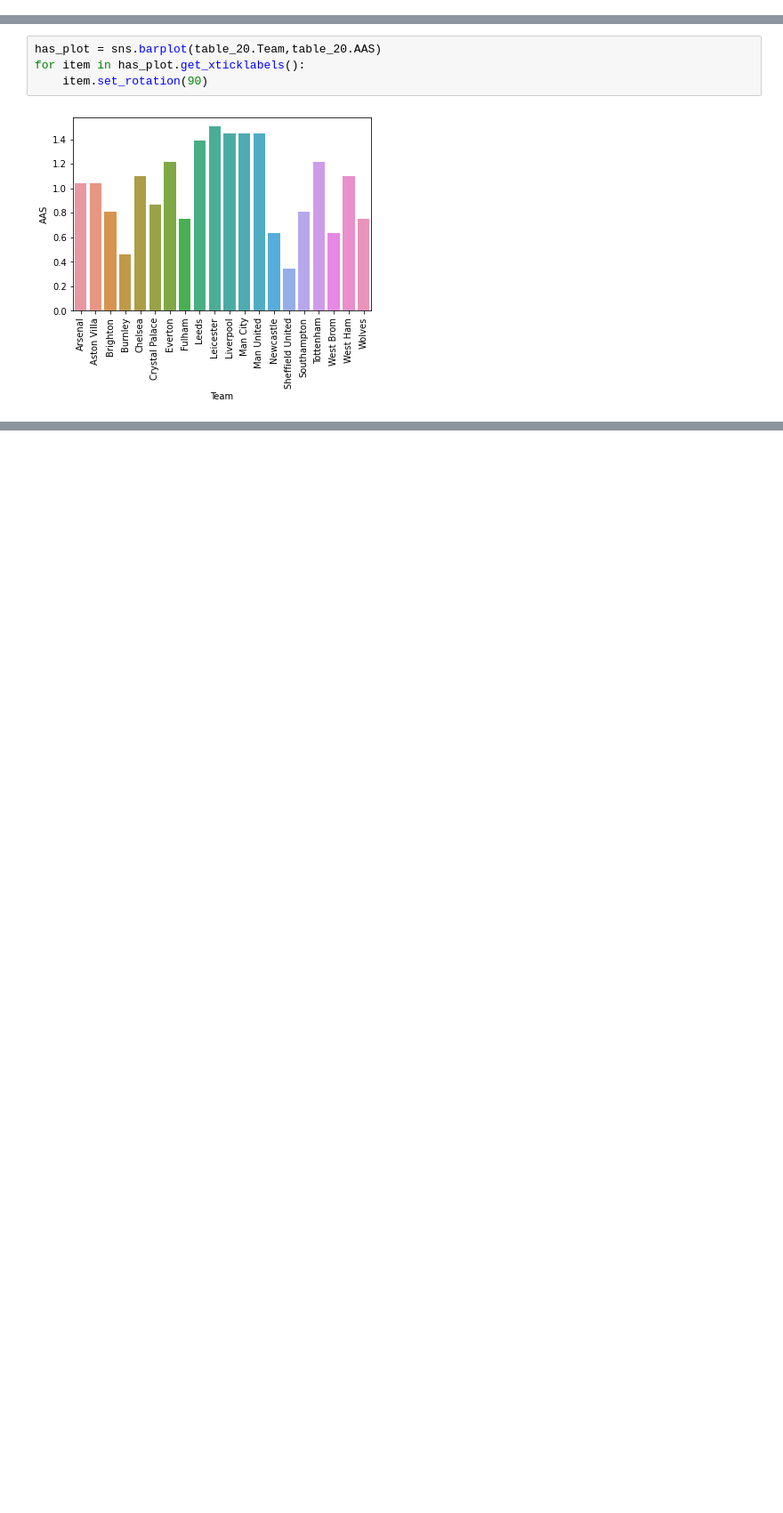
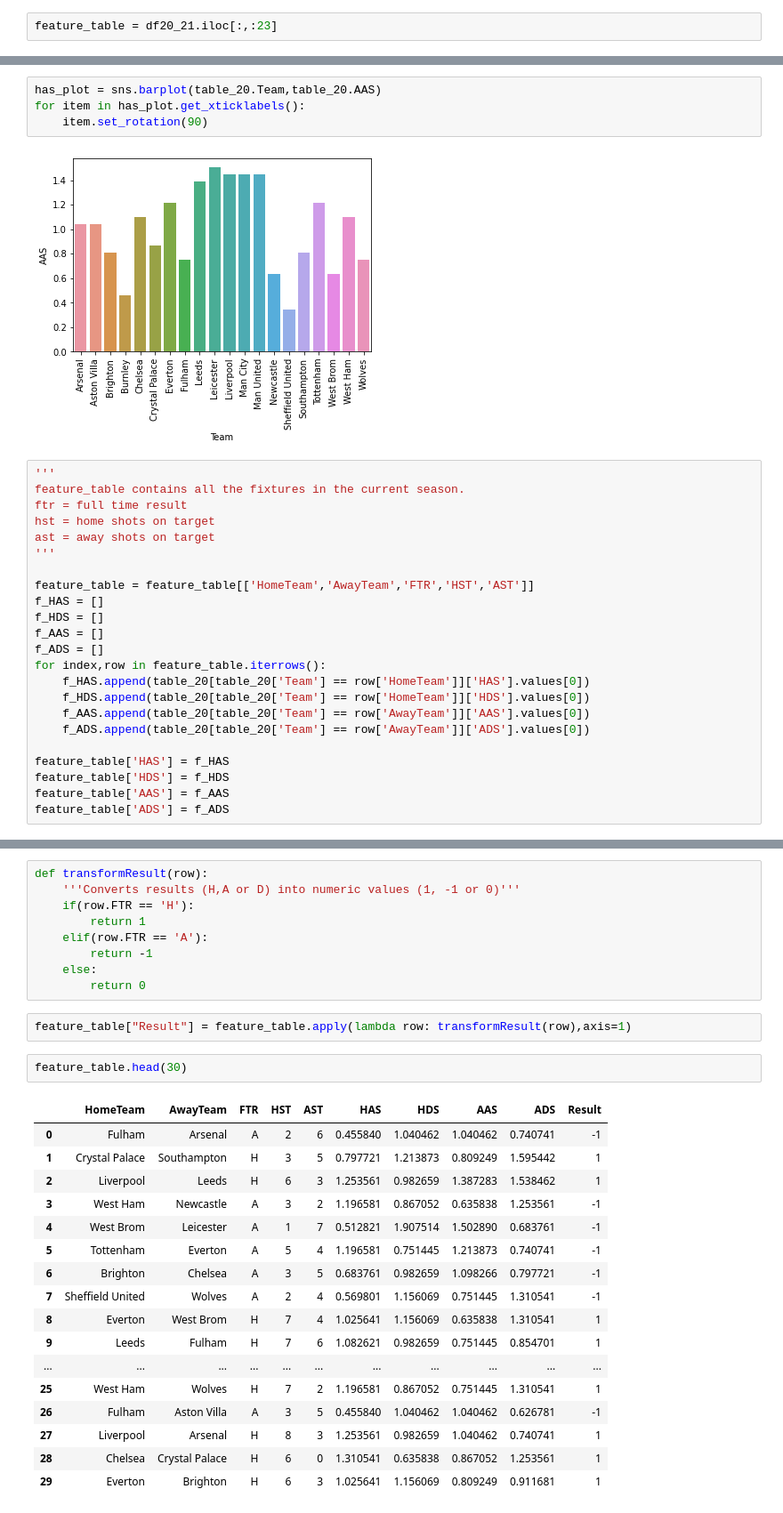
Before and after one commit to ShaneMcGinley/Football_Prediction, a Jupyter notebook: Predicting.ipynb, the cells around one changed output, grey strips where cells are left out. Shown at 89% size. Cells and saved outputs as stored; diff of their text form; blank space fills up the shorter version.

Commit message:
Removing Unwanted Code, Created table for all fixtures & Converting results to numeric

```diff
--- a/Predicting.ipynb
+++ b/Predicting.ipynb
@@ -134,6 +137,8 @@ df20_21 = df1
 df20_21 = df20_21.drop(df20_21.iloc[:, 24:139], axis=1)
 df20_21 = df20_21.drop(['Div'], axis=1)
 df20_21 = df20_21.drop(['Time'], axis=1)
+# %%
+feature_table = df20_21.iloc[:,:23]
 # %%
 # Replacing NaN values with 0 for now
 df.fillna(0, inplace=True)
@@ -720,3 +652,26 @@ for item in has_plot.get_xticklabels():
     item.set_rotation(90)
 # %% [output]
 [figure]
+# %%
+'''
+feature_table contains all the fixtures in the current season.
+ftr = full time result
+hst = home shots on target
+ast = away shots on target
+'''
+
+feature_table = feature_table[['HomeTeam','AwayTeam','FTR','HST','AST']]
+f_HAS = []
+f_HDS = []
+f_AAS = []
+f_ADS = []
+for index,row in feature_table.iterrows():
+    f_HAS.append(table_20[table_20['Team'] == row['HomeTeam']]['HAS'].values[0])
+    f_HDS.append(table_20[table_20['Team'] == row['HomeTeam']]['HDS'].values[0])
+    f_AAS.append(table_20[table_20['Team'] == row['AwayTeam']]['AAS'].values[0])
+    f_ADS.append(table_20[table_20['Team'] == row['AwayTeam']]['ADS'].values[0])
+
+feature_table['HAS'] = f_HAS
+feature_table['HDS'] = f_HDS
+feature_table['AAS'] = f_AAS
+feature_table['ADS'] = f_ADS
@@ -722,0 +698,31 @@ for item in has_plot.get_xticklabels():
+# %%
+def transformResult(row):
+    '''Converts results (H,A or D) into numeric values (1, -1 or 0)'''
+    if(row.FTR == 'H'):
+        return 1
+    elif(row.FTR == 'A'):
+        return -1
+    else:
+        return 0
+# %%
+feature_table["Result"] = feature_table.apply(lambda row: transformResult(row),axis=1)
+# %%
+feature_table.head(30)
+# %% [output]
+|  | HomeTeam | AwayTeam | FTR | HST | AST | HAS | HDS | AAS | ADS | Result |
+| 0 | Fulham | Arsenal | A | 2 | 6 | 0.455840 | 1.040462 | 1.040462 | 0.740741 | -1 |
+| 1 | Crystal Palace | Southampton | H | 3 | 5 | 0.797721 | 1.213873 | 0.809249 | 1.595442 | 1 |
+| 2 | Liverpool | Leeds | H | 6 | 3 | 1.253561 | 0.982659 | 1.387283 | 1.538462 | 1 |
+| 3 | West Ham | Newcastle | A | 3 | 2 | 1.196581 | 0.867052 | 0.635838 | 1.253561 | -1 |
+| 4 | West Brom | Leicester | A | 1 | 7 | 0.512821 | 1.907514 | 1.502890 | 0.683761 | -1 |
+| 5 | Tottenham | Everton | A | 5 | 4 | 1.196581 | 0.751445 | 1.213873 | 0.740741 | -1 |
+| 6 | Brighton | Chelsea | A | 3 | 5 | 0.683761 | 0.982659 | 1.098266 | 0.797721 | -1 |
+| 7 | Sheffield United | Wolves | A | 2 | 4 | 0.569801 | 1.156069 | 0.751445 | 1.310541 | -1 |
+| 8 | Everton | West Brom | H | 7 | 4 | 1.025641 | 1.156069 | 0.635838 | 1.310541 | 1 |
+| 9 | Leeds | Fulham | H | 7 | 6 | 1.082621 | 0.982659 | 0.751445 | 0.854701 | 1 |
+| ... | ... | ... | ... | ... | ... | ... | ... | ... | ... | ... |
+| 25 | West Ham | Wolves | H | 7 | 2 | 1.196581 | 0.867052 | 0.751445 | 1.310541 | 1 |
+| 26 | Fulham | Aston Villa | A | 3 | 5 | 0.455840 | 1.040462 | 1.040462 | 0.626781 | -1 |
+| 27 | Liverpool | Arsenal | H | 8 | 3 | 1.253561 | 0.982659 | 1.040462 | 0.740741 | 1 |
+| 28 | Chelsea | Crystal Palace | H | 6 | 0 | 1.310541 | 0.635838 | 0.867052 | 1.253561 | 1 |
+| 29 | Everton | Brighton | H | 6 | 3 | 1.025641 | 1.156069 | 0.809249 | 0.911681 | 1 |
```
Also changed, not shown: parts of 13 cells of this notebook.
